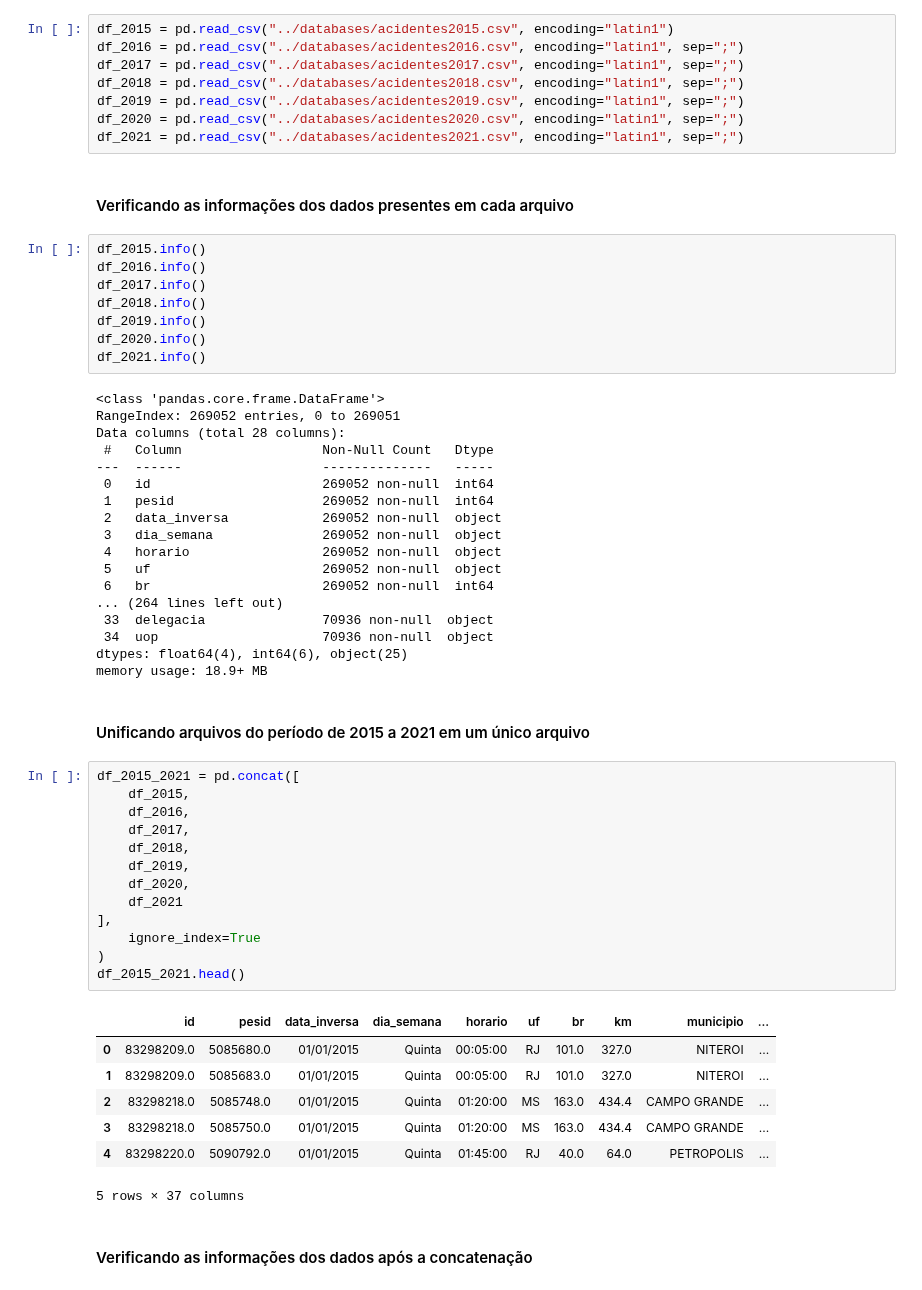
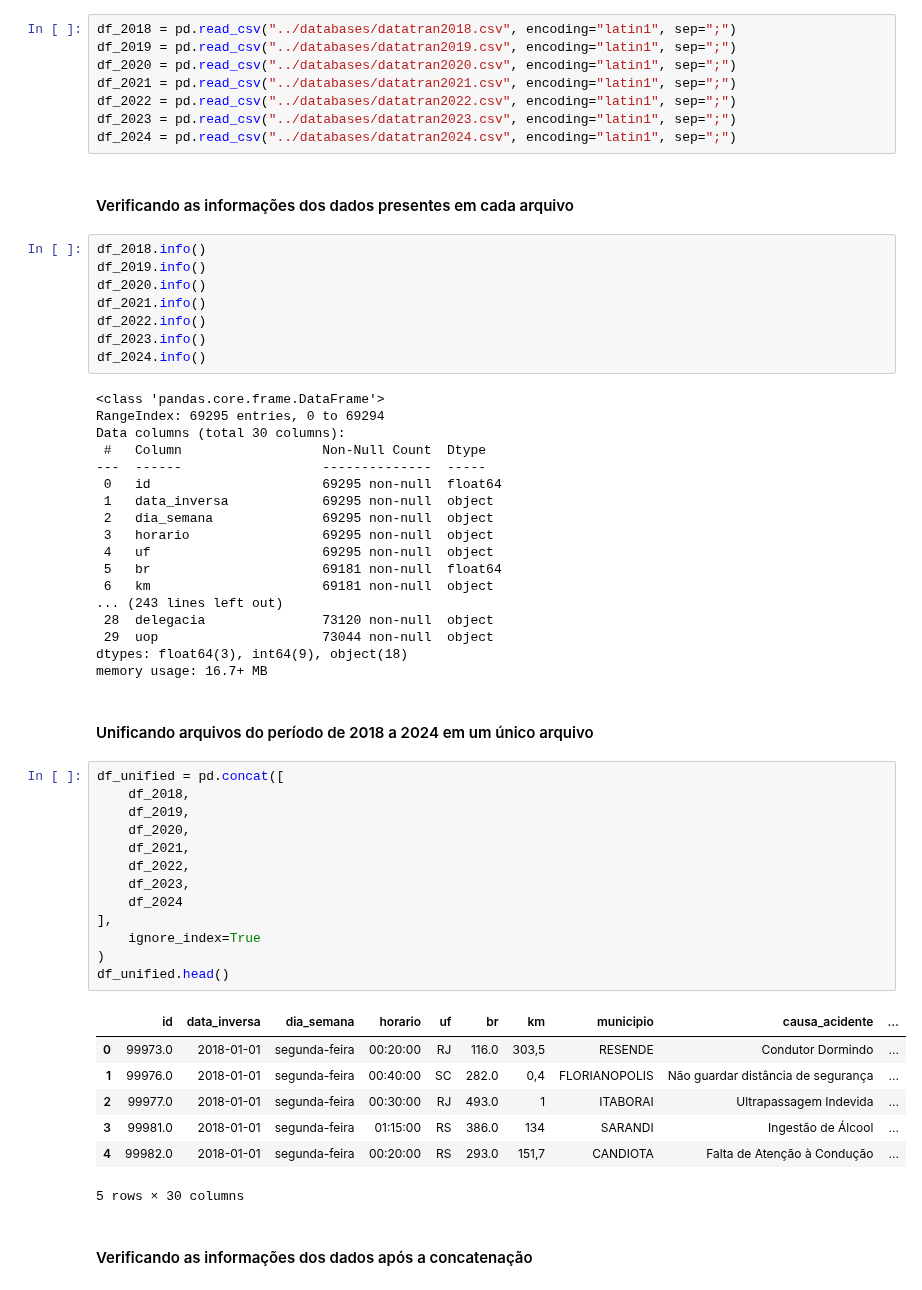
Before and after one commit to evidal1990/coderhouse_datascience, a Jupyter notebook: acquisition/data_acquisition.ipynb, the cells around one changed output. Drawn from its saved outputs; the diff is of its cells as text.

```diff
--- a/acquisition/data_acquisition.ipynb
+++ b/acquisition/data_acquisition.ipynb
@@ -7,62 +7,62 @@ import pandas as pd
 # %%
-df_2015 = pd.read_csv("../databases/acidentes2015.csv", encoding="latin1")
-df_2016 = pd.read_csv("../databases/acidentes2016.csv", encoding="latin1", sep=";")
-df_2017 = pd.read_csv("../databases/acidentes2017.csv", encoding="latin1", sep=";")
-df_2018 = pd.read_csv("../databases/acidentes2018.csv", encoding="latin1", sep=";")
-df_2019 = pd.read_csv("../databases/acidentes2019.csv", encoding="latin1", sep=";")
-df_2020 = pd.read_csv("../databases/acidentes2020.csv", encoding="latin1", sep=";")
-df_2021 = pd.read_csv("../databases/acidentes2021.csv", encoding="latin1", sep=";")
+df_2018 = pd.read_csv("../databases/datatran2018.csv", encoding="latin1", sep=";")
+df_2019 = pd.read_csv("../databases/datatran2019.csv", encoding="latin1", sep=";")
+df_2020 = pd.read_csv("../databases/datatran2020.csv", encoding="latin1", sep=";")
+df_2021 = pd.read_csv("../databases/datatran2021.csv", encoding="latin1", sep=";")
+df_2022 = pd.read_csv("../databases/datatran2022.csv", encoding="latin1", sep=";")
+df_2023 = pd.read_csv("../databases/datatran2023.csv", encoding="latin1", sep=";")
+df_2024 = pd.read_csv("../databases/datatran2024.csv", encoding="latin1", sep=";")
 # %% [markdown]
 #### Verificando as informações dos dados presentes em cada arquivo
 # %%
-df_2015.info()
-df_2016.info()
-df_2017.info()
 df_2018.info()
 df_2019.info()
 df_2020.info()
 df_2021.info()
+df_2022.info()
+df_2023.info()
+df_2024.info()
 # %% [output]
 <class 'pandas.core.frame.DataFrame'>
-RangeIndex: 269052 entries, 0 to 269051
-Data columns (total 28 columns):
- #   Column                  Non-Null Count   Dtype
----  ------                  --------------   -----
- 0   id                      269052 non-null  int64
- 1   pesid                   269052 non-null  int64
- 2   data_inversa            269052 non-null  object
- 3   dia_semana              269052 non-null  object
- 4   horario                 269052 non-null  object
- 5   uf                      269052 non-null  object
- 6   br                      269052 non-null  int64
-... (264 lines left out)
- 33  delegacia               70936 non-null  object
- 34  uop                     70936 non-null  object
-dtypes: float64(4), int64(6), object(25)
-memory usage: 18.9+ MB
+RangeIndex: 69295 entries, 0 to 69294
+Data columns (total 30 columns):
+ #   Column                  Non-Null Count  Dtype
+---  ------                  --------------  -----
+ 0   id                      69295 non-null  float64
+ 1   data_inversa            69295 non-null  object
+ 2   dia_semana              69295 non-null  object
+ 3   horario                 69295 non-null  object
+ 4   uf                      69295 non-null  object
+ 5   br                      69181 non-null  float64
+ 6   km                      69181 non-null  object
+... (243 lines left out)
+ 28  delegacia               73120 non-null  object
+ 29  uop                     73044 non-null  object
+dtypes: float64(3), int64(9), object(18)
+memory usage: 16.7+ MB
 # %% [markdown]
-#### Unificando arquivos do período de 2015 a 2021 em um único arquivo
+#### Unificando arquivos do período de 2018 a 2024 em um único arquivo
 # %%
-df_2015_2021 = pd.concat([
-    df_2015,
-    df_2016,
-    df_2017,
+df_unified = pd.concat([
     df_2018,
     df_2019,
     df_2020,
-    df_2021
+    df_2021,
+    df_2022,
+    df_2023,
+    df_2024
 ],
     ignore_index=True
 )
-df_2015_2021.head()
+df_unified.head()
 # %% [output]
-|  | id | pesid | data_inversa | dia_semana | horario | uf | br | km | municipio | ... |
-| 0 | 83298209.0 | 5085680.0 | 01/01/2015 | Quinta | 00:05:00 | RJ | 101.0 | 327.0 | NITEROI | ... |
-| 1 | 83298209.0 | 5085683.0 | 01/01/2015 | Quinta | 00:05:00 | RJ | 101.0 | 327.0 | NITEROI | ... |
-| 2 | 83298218.0 | 5085748.0 | 01/01/2015 | Quinta | 01:20:00 | MS | 163.0 | 434.4 | CAMPO GRANDE | ... |
-| 3 | 83298218.0 | 5085750.0 | 01/01/2015 | Quinta | 01:20:00 | MS | 163.0 | 434.4 | CAMPO GRANDE | ... |
-| 4 | 83298220.0 | 5090792.0 | 01/01/2015 | Quinta | 01:45:00 | RJ | 40.0 | 64.0 | PETROPOLIS | ... |
+|  | id | data_inversa | dia_semana | horario | uf | br | km | municipio | causa_acidente | ... |
+| 0 | 99973.0 | 2018-01-01 | segunda-feira | 00:20:00 | RJ | 116.0 | 303,5 | RESENDE | Condutor Dormindo | ... |
+| 1 | 99976.0 | 2018-01-01 | segunda-feira | 00:40:00 | SC | 282.0 | 0,4 | FLORIANOPOLIS | Não guardar distância de segurança | ... |
+| 2 | 99977.0 | 2018-01-01 | segunda-feira | 00:30:00 | RJ | 493.0 | 1 | ITABORAI | Ultrapassagem Indevida | ... |
+| 3 | 99981.0 | 2018-01-01 | segunda-feira | 01:15:00 | RS | 386.0 | 134 | SARANDI | Ingestão de Álcool | ... |
+| 4 | 99982.0 | 2018-01-01 | segunda-feira | 00:20:00 | RS | 293.0 | 151,7 | CANDIOTA | Falta de Atenção à Condução | ... |
-5 rows × 37 columns
+5 rows × 30 columns
 # %% [markdown]
 #### Verificando as informações dos dados após a concatenação
 # %%
```
Also changed, not shown: parts of 6 cells of this notebook, 1 other file.
